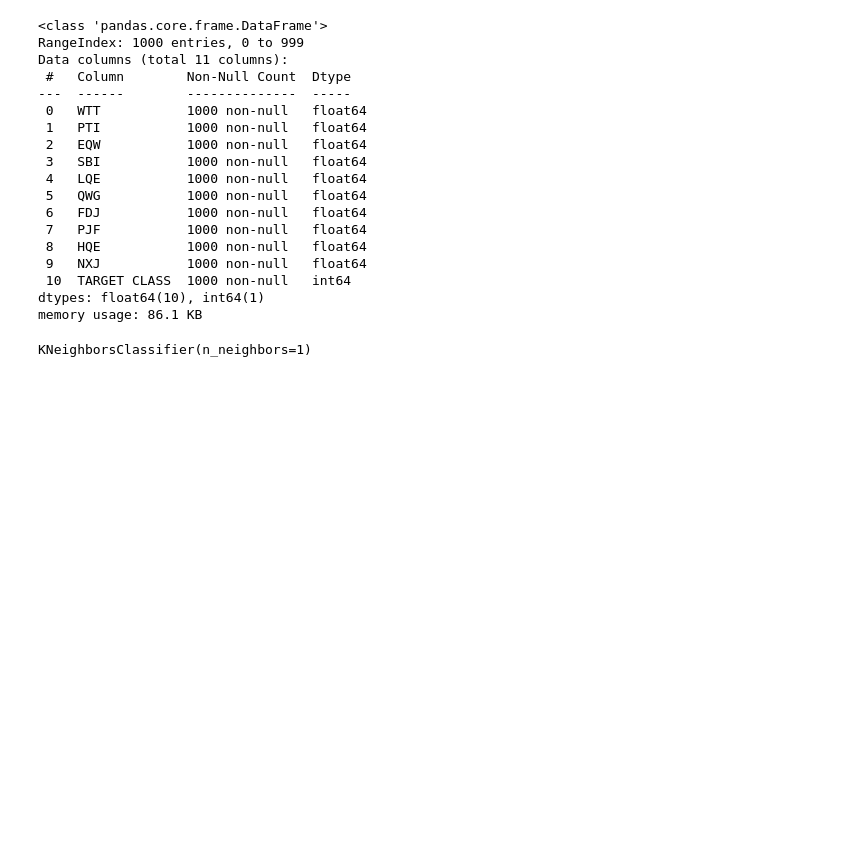
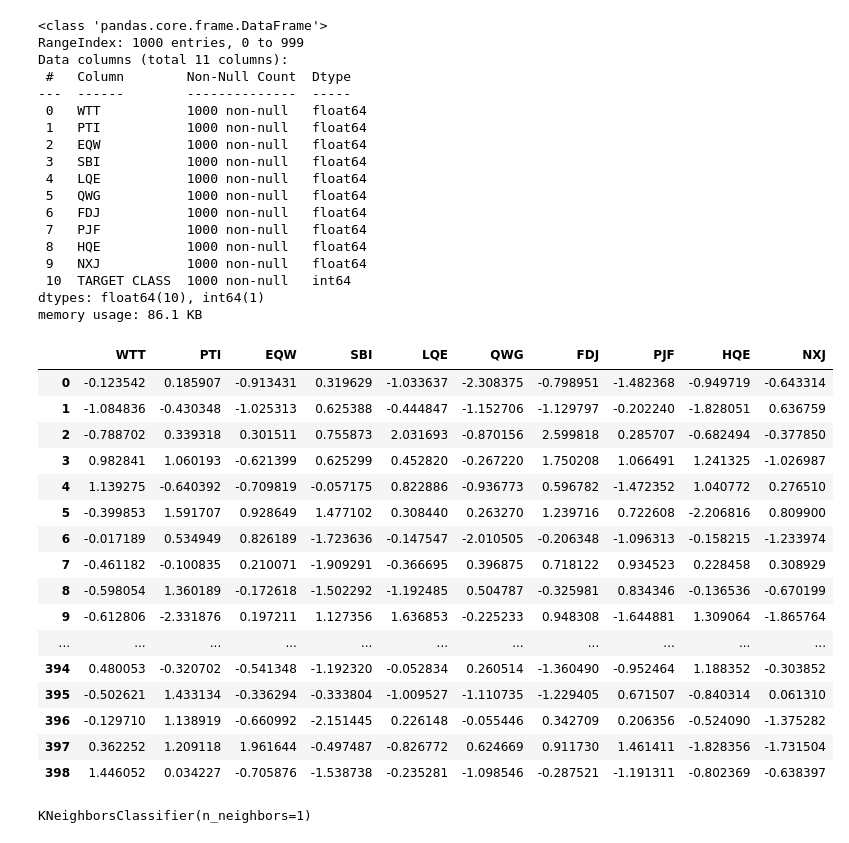
Before and after one commit to Cherpakov-Kirill/MasterML, a Jupyter notebook: 5.knn/knn.ipynb, the cells around one changed output. Cells and saved outputs as stored; diff of their text form; code cells hidden in the pictures; blank space fills up the shorter version.

```diff
--- a/5.knn/knn.ipynb
+++ b/5.knn/knn.ipynb
@@ -67,6 +67,26 @@ scaler = StandardScaler()
 scaler.fit(df.drop('TARGET CLASS', axis=1))
 scaled_features = scaler.transform(df.drop('TARGET CLASS', axis=1))
 scaled_data = pd.DataFrame(scaled_features, columns = df.drop('TARGET CLASS', axis=1).columns)
+# %%
+scaled_data
+# %% [output]
+|  | WTT | PTI | EQW | SBI | LQE | QWG | FDJ | PJF | HQE | NXJ |
+| 0 | -0.123542 | 0.185907 | -0.913431 | 0.319629 | -1.033637 | -2.308375 | -0.798951 | -1.482368 | -0.949719 | -0.643314 |
+| 1 | -1.084836 | -0.430348 | -1.025313 | 0.625388 | -0.444847 | -1.152706 | -1.129797 | -0.202240 | -1.828051 | 0.636759 |
+| 2 | -0.788702 | 0.339318 | 0.301511 | 0.755873 | 2.031693 | -0.870156 | 2.599818 | 0.285707 | -0.682494 | -0.377850 |
+| 3 | 0.982841 | 1.060193 | -0.621399 | 0.625299 | 0.452820 | -0.267220 | 1.750208 | 1.066491 | 1.241325 | -1.026987 |
+| 4 | 1.139275 | -0.640392 | -0.709819 | -0.057175 | 0.822886 | -0.936773 | 0.596782 | -1.472352 | 1.040772 | 0.276510 |
+| 5 | -0.399853 | 1.591707 | 0.928649 | 1.477102 | 0.308440 | 0.263270 | 1.239716 | 0.722608 | -2.206816 | 0.809900 |
+| 6 | -0.017189 | 0.534949 | 0.826189 | -1.723636 | -0.147547 | -2.010505 | -0.206348 | -1.096313 | -0.158215 | -1.233974 |
+| 7 | -0.461182 | -0.100835 | 0.210071 | -1.909291 | -0.366695 | 0.396875 | 0.718122 | 0.934523 | 0.228458 | 0.308929 |
+| 8 | -0.598054 | 1.360189 | -0.172618 | -1.502292 | -1.192485 | 0.504787 | -0.325981 | 0.834346 | -0.136536 | -0.670199 |
+| 9 | -0.612806 | -2.331876 | 0.197211 | 1.127356 | 1.636853 | -0.225233 | 0.948308 | -1.644881 | 1.309064 | -1.865764 |
+| ... | ... | ... | ... | ... | ... | ... | ... | ... | ... | ... |
+| 394 | 0.480053 | -0.320702 | -0.541348 | -1.192320 | -0.052834 | 0.260514 | -1.360490 | -0.952464 | 1.188352 | -0.303852 |
+| 395 | -0.502621 | 1.433134 | -0.336294 | -0.333804 | -1.009527 | -1.110735 | -1.229405 | 0.671507 | -0.840314 | 0.061310 |
+| 396 | -0.129710 | 1.138919 | -0.660992 | -2.151445 | 0.226148 | -0.055446 | 0.342709 | 0.206356 | -0.524090 | -1.375282 |
+| 397 | 0.362252 | 1.209118 | 1.961644 | -0.497487 | -0.826772 | 0.624669 | 0.911730 | 1.461411 | -1.828356 | -1.731504 |
+| 398 | 1.446052 | 0.034227 | -0.705876 | -1.538738 | -0.235281 | -1.098546 | -0.287521 | -1.191311 | -0.802369 | -0.638397 |
 # %%
 from sklearn.model_selection import train_test_split
 # %%
```
Also changed, not shown: parts of 5 cells of this notebook, 1 other file.
